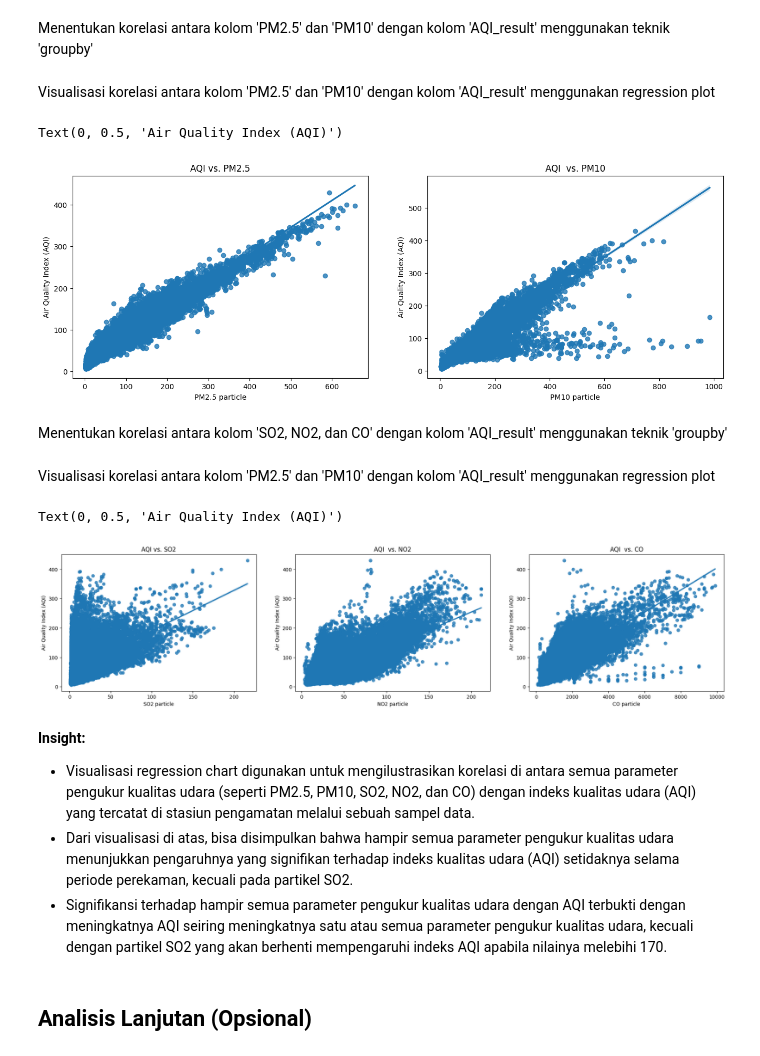
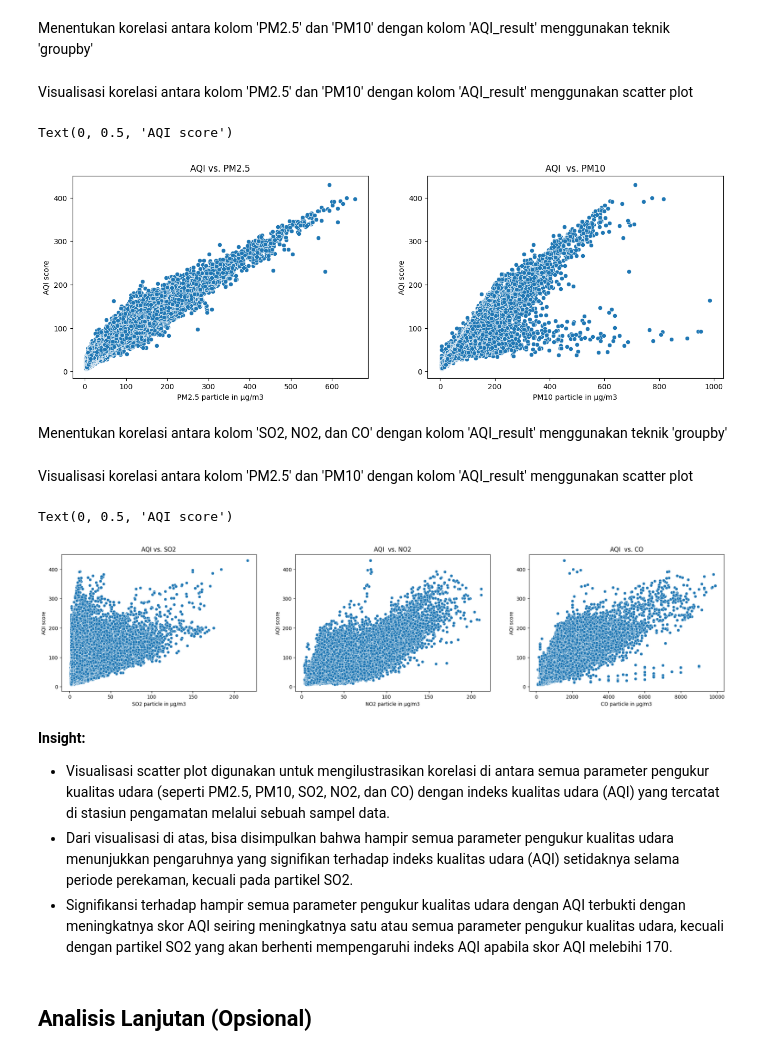
Before and after one commit to DcMurphys/data_analysis_AirQuality_submission, a Jupyter notebook: notebook.ipynb, the cells around one changed output. Cells and saved outputs as stored; diff of their text form; code cells hidden in the pictures.

```diff
--- a/notebook.ipynb
+++ b/notebook.ipynb
@@ -646,24 +648,24 @@ AQIresult_pm10_df = all_stations_df_clean.groupby("record_time").agg({
     "AQI_result" : "median"
 }).reset_index()
 # %% [markdown]
-Visualisasi korelasi antara kolom 'PM2.5' dan 'PM10' dengan kolom 'AQI_result'  menggunakan regression plot
+Visualisasi korelasi antara kolom 'PM2.5' dan 'PM10' dengan kolom 'AQI_result'  menggunakan scatter plot
 # %%
 fig, ax = plt.subplots(nrows=1, ncols=2, figsize=(16, 5))
 
 # Korelasi antara kolom 'PM2.5' dengan kolom 'AQI_result'
-sns.regplot(x='PM2p5', y='AQI_result', data=AQIresult_pm2p5_df, ax=ax[0])
+sns.scatterplot(x='PM2p5', y='AQI_result', data=AQIresult_pm2p5_df, ax=ax[0])
 ax[0].set_title('AQI vs. PM2.5')
-ax[0].set_xlabel('PM2.5 particle')
-ax[0].set_ylabel('Air Quality Index (AQI)')
+ax[0].set_xlabel('PM2.5 particle in µg/m3')
+ax[0].set_ylabel('AQI score')
 
 # Korelasi antara kolom 'PM10' dengan kolom 'AQI_result'
-sns.regplot(x='PM10', y='AQI_result', data=AQIresult_pm10_df, ax=ax[1])
+sns.scatterplot(x='PM10', y='AQI_result', data=AQIresult_pm10_df, ax=ax[1])
 ax[1].set_title('AQI  vs. PM10')
-ax[1].set_xlabel('PM10 particle')
-ax[1].set_ylabel('Air Quality Index (AQI)')
+ax[1].set_xlabel('PM10 particle in µg/m3')
+ax[1].set_ylabel('AQI score')
 # %% [output]
-Text(0, 0.5, 'Air Quality Index (AQI)')
+Text(0, 0.5, 'AQI score')
-[figure, old version]
+[figure, new version]
 # %% [markdown]
 Menentukan korelasi antara kolom 'SO2, NO2, dan CO' dengan kolom 'AQI_result' menggunakan teknik 'groupby'
 # %%
@@ -688,35 +690,35 @@ AQIresult_CO_df = all_stations_df_clean.groupby("record_time").agg({
     "AQI_result" : "median"
 }).reset_index()
 # %% [markdown]
-Visualisasi korelasi antara kolom 'PM2.5' dan 'PM10' dengan kolom 'AQI_result'  menggunakan regression plot
+Visualisasi korelasi antara kolom 'PM2.5' dan 'PM10' dengan kolom 'AQI_result'  menggunakan scatter plot
 # %%
 fig, ax = plt.subplots(nrows=1, ncols=3, figsize=(24, 5))
 
 # Korelasi antara kolom 'SO2' dengan kolom 'AQI_result'
-sns.regplot(x='SO2', y='AQI_result', data=AQIresult_SO2_df, ax=ax[0])
+sns.scatterplot(x='SO2', y='AQI_result', data=AQIresult_SO2_df, ax=ax[0])
 ax[0].set_title('AQI vs. SO2')
-ax[0].set_xlabel('SO2 particle')
-ax[0].set_ylabel('Air Quality Index (AQI)')
+ax[0].set_xlabel('SO2 particle in µg/m3')
+ax[0].set_ylabel('AQI score')
 
 # Korelasi antara kolom 'NO2' dengan kolom 'AQI_result'
-sns.regplot(x='NO2', y='AQI_result', data=AQIresult_NO2_df, ax=ax[1])
+sns.scatterplot(x='NO2', y='AQI_result', data=AQIresult_NO2_df, ax=ax[1])
 ax[1].set_title('AQI  vs. NO2')
-ax[1].set_xlabel('NO2 particle')
-ax[1].set_ylabel('Air Quality Index (AQI)')
+ax[1].set_xlabel('NO2 particle in µg/m3')
+ax[1].set_ylabel('AQI score')
 
 # Korelasi antara kolom 'CO' dengan kolom 'AQI_result'
-sns.regplot(x='CO', y='AQI_result', data=AQIresult_CO_df, ax=ax[2])
+sns.scatterplot(x='CO', y='AQI_result', data=AQIresult_CO_df, ax=ax[2])
 ax[2].set_title('AQI  vs. CO')
-ax[2].set_xlabel('CO particle')
-ax[2].set_ylabel('Air Quality Index (AQI)')
+ax[2].set_xlabel('CO particle in µg/m3')
+ax[2].set_ylabel('AQI score')
 # %% [output]
-Text(0, 0.5, 'Air Quality Index (AQI)')
+Text(0, 0.5, 'AQI score')
-[figure, old version]
+[figure, new version]
 # %% [markdown]
 **Insight:**
-- Visualisasi regression chart digunakan untuk mengilustrasikan korelasi di antara semua parameter pengukur kualitas udara (seperti PM2.5, PM10, SO2, NO2, dan CO) dengan indeks kualitas udara (AQI) yang tercatat di stasiun pengamatan melalui sebuah sampel data.
+- Visualisasi scatter plot digunakan untuk mengilustrasikan korelasi di antara semua parameter pengukur kualitas udara (seperti PM2.5, PM10, SO2, NO2, dan CO) dengan indeks kualitas udara (AQI) yang tercatat di stasiun pengamatan melalui sebuah sampel data.
 - Dari visualisasi di atas, bisa disimpulkan bahwa hampir semua parameter pengukur kualitas udara menunjukkan pengaruhnya yang signifikan terhadap indeks kualitas udara (AQI) setidaknya selama periode perekaman, kecuali pada partikel SO2.
-- Signifikansi terhadap hampir semua parameter pengukur kualitas udara dengan AQI terbukti dengan meningkatnya AQI seiring meningkatnya satu atau semua parameter pengukur kualitas udara, kecuali dengan partikel SO2 yang akan berhenti mempengaruhi indeks AQI apabila nilainya melebihi 170.
+- Signifikansi terhadap hampir semua parameter pengukur kualitas udara dengan AQI terbukti dengan meningkatnya skor AQI seiring meningkatnya satu atau semua parameter pengukur kualitas udara, kecuali dengan partikel SO2 yang akan berhenti mempengaruhi indeks AQI apabila skor AQI melebihi 170.
 # %% [markdown]
 ## Analisis Lanjutan (Opsional)
 # %% [markdown]
```
Also changed, not shown: parts of 12 cells of this notebook.
